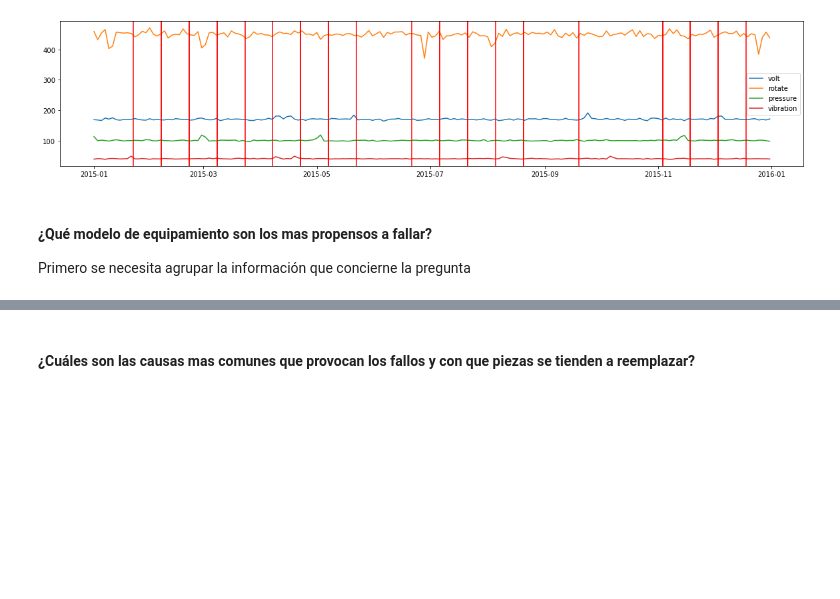
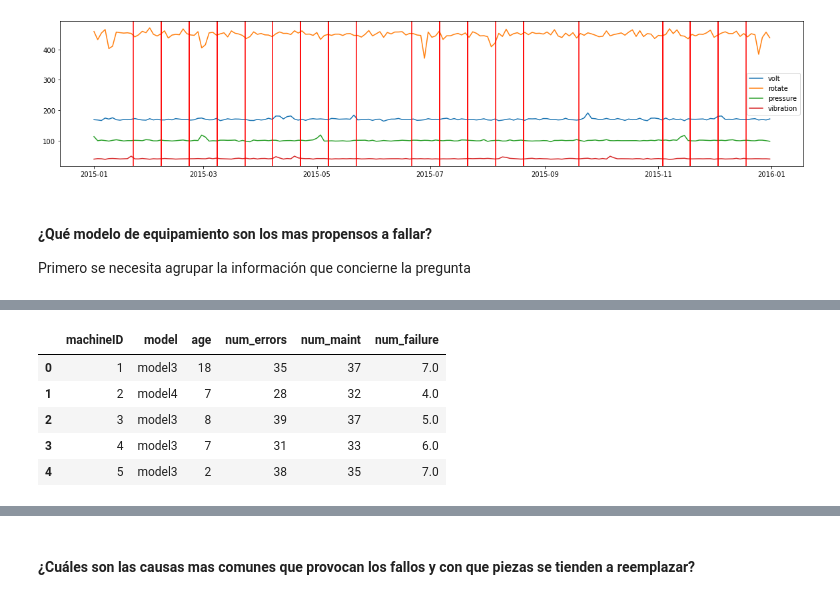
Before and after one commit to Brami01/TIC_Project_PM, a Jupyter notebook: main.ipynb, the cells around one changed output, grey strips where cells are left out. Drawn from its saved outputs; the diff is of its cells as text; code cells hidden in the pictures; blank space fills up the shorter version.

```diff
--- a/main.ipynb
+++ b/main.ipynb
@@ -189,0 +209,25 @@ Primero se necesita agrupar la información que concierne la pregunta
+# %%
+
+machine_fails = errors.groupby("machineID").size()
+machine_fails = pd.DataFrame(machine_fails, columns=["num_errors"])
+
+machine_failures = pd.merge(machines, machine_fails, how='left', on="machineID")
+
+maint_machine = maint.groupby("machineID").size()
+maint_machine = pd.DataFrame(maint_machine, columns=["num_maint"])
+
+machine_failures = pd.merge(machine_failures, maint_machine, how='left', on="machineID")
+
+failures_machines = failures.groupby("machineID").size()
+failures_machines = pd.DataFrame(failures_machines, columns=["num_failure"])
+
+machine_failures = pd.merge(machine_failures, failures_machines, how='left', on="machineID")
+
+machine_failures.head()
+# %% [output]
+|  | machineID | model | age | num_errors | num_maint | num_failure |
+| 0 | 1 | model3 | 18 | 35 | 37 | 7.0 |
+| 1 | 2 | model4 | 7 | 28 | 32 | 4.0 |
+| 2 | 3 | model3 | 8 | 39 | 37 | 5.0 |
+| 3 | 4 | model3 | 7 | 31 | 33 | 6.0 |
+| 4 | 5 | model3 | 2 | 38 | 35 | 7.0 |
```
Also changed, not shown: parts of 3 cells of this notebook.
